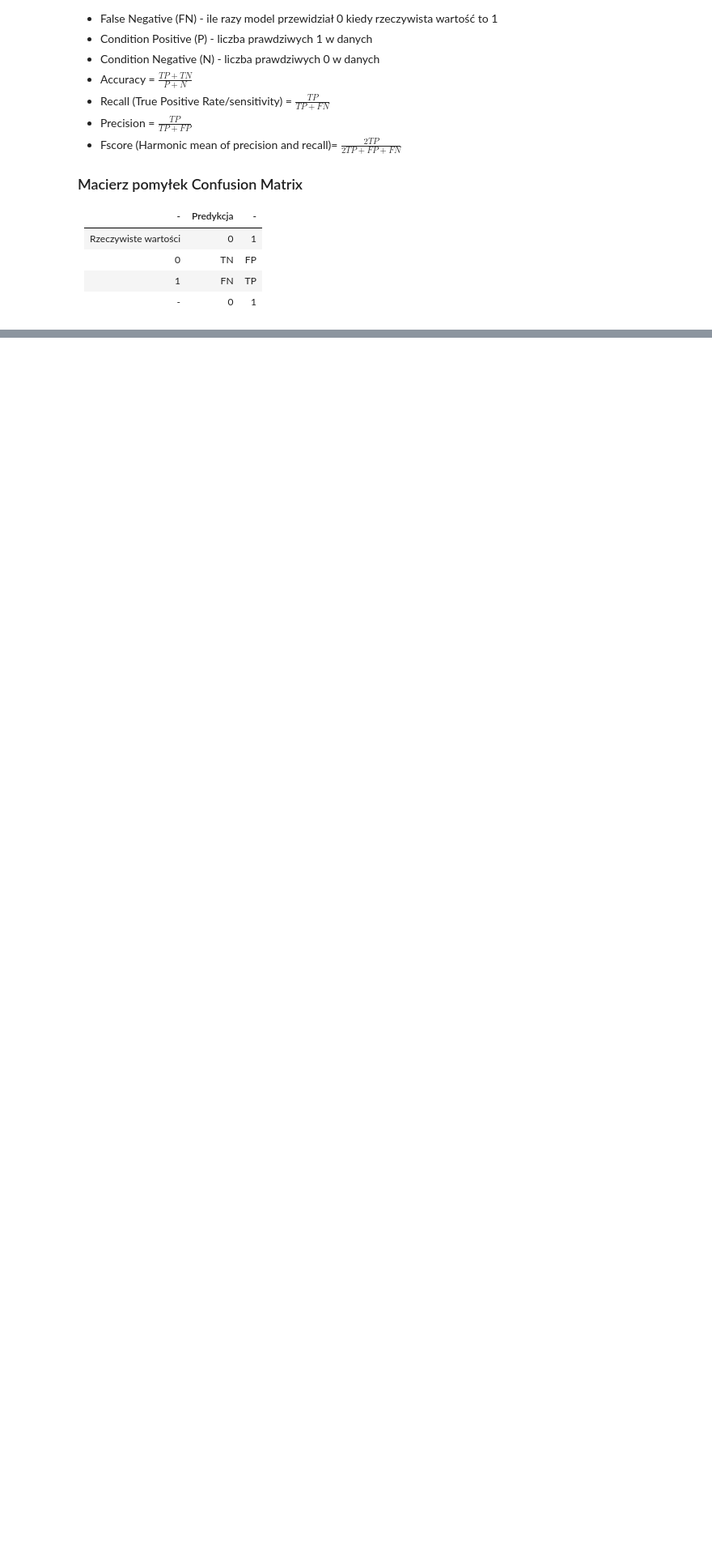
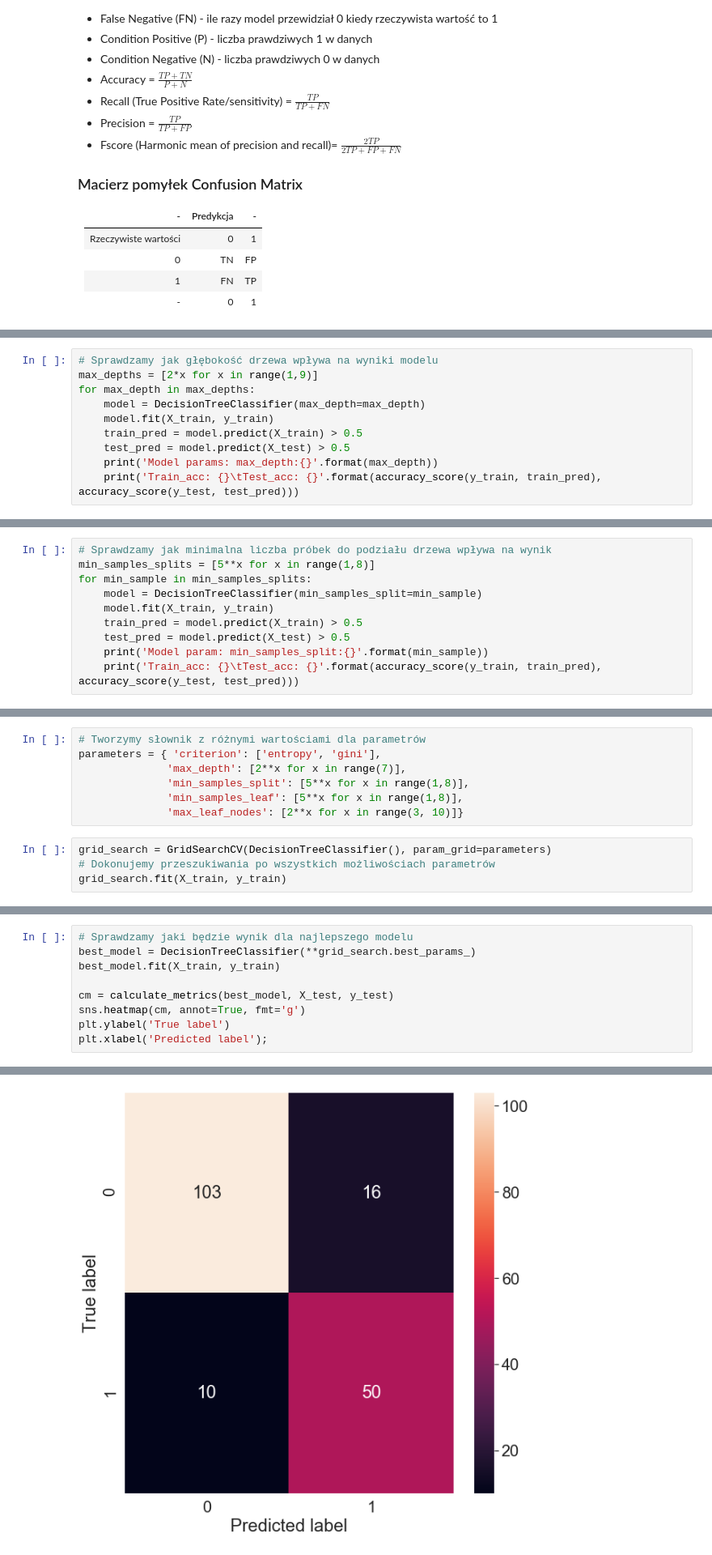
Before and after one commit to maciejchrabaszcz/Golem-BootCamp2019, a Jupyter notebook: KodyZrodlowe/spotkanie2/notebook.ipynb, the cells around one changed output, grey strips where cells are left out. Shown: that part at 81% size. Drawn from its saved outputs; the diff is of its cells as text; blank space fills up the shorter version.

```diff
--- a/KodyZrodlowe/spotkanie2/notebook.ipynb
+++ b/KodyZrodlowe/spotkanie2/notebook.ipynb
@@ -337,0 +341,10 @@ F1_score: 0.7313432835820897
+# %%
+# Sprawdzamy jak głębokość drzewa wpływa na wyniki modelu
+max_depths = [2*x for x in range(1,9)]
+for max_depth in max_depths:
+    model = DecisionTreeClassifier(max_depth=max_depth)
+    model.fit(X_train, y_train)
+    train_pred = model.predict(X_train) > 0.5
+    test_pred = model.predict(X_test) > 0.5
+    print('Model params: max_depth:{}'.format(max_depth))
+    print('Train_acc: {}\tTest_acc: {}'.format(accuracy_score(y_train, train_pred), accuracy_score(y_test, test_pred)))
@@ -337,0 +368,10 @@ F1_score: 0.7313432835820897
+# %%
+# Sprawdzamy jak minimalna liczba próbek do podziału drzewa wpływa na wynik
+min_samples_splits = [5**x for x in range(1,8)]
+for min_sample in min_samples_splits:
+    model = DecisionTreeClassifier(min_samples_split=min_sample)
+    model.fit(X_train, y_train)
+    train_pred = model.predict(X_train) > 0.5
+    test_pred = model.predict(X_test) > 0.5
+    print('Model param: min_samples_split:{}'.format(min_sample))
+    print('Train_acc: {}\tTest_acc: {}'.format(accuracy_score(y_train, train_pred), accuracy_score(y_test, test_pred)))
@@ -337,0 +395,11 @@ F1_score: 0.7313432835820897
+# %%
+# Tworzymy słownik z różnymi wartościami dla parametrów
+parameters = { 'criterion': ['entropy', 'gini'],
+              'max_depth': [2**x for x in range(7)],
+              'min_samples_split': [5**x for x in range(1,8)],
+              'min_samples_leaf': [5**x for x in range(1,8)],
+              'max_leaf_nodes': [2**x for x in range(3, 10)]}
+# %%
+grid_search = GridSearchCV(DecisionTreeClassifier(), param_grid=parameters)
+# Dokonujemy przeszukiwania po wszystkich możliwościach parametrów
+grid_search.fit(X_train, y_train)
@@ -337,0 +411,10 @@ F1_score: 0.7313432835820897
+# %%
+# Sprawdzamy jaki będzie wynik dla najlepszego modelu
+best_model = DecisionTreeClassifier(**grid_search.best_params_)
+best_model.fit(X_train, y_train)
+
+cm = calculate_metrics(best_model, X_test, y_test)
+sns.heatmap(cm, annot=True, fmt='g')
+plt.ylabel('True label')
+plt.xlabel('Predicted label');
+# %% [output]
@@ -338,3 +425,4 @@ F1_score: 0.7313432835820897
+[figure, added]
 # %%
 model = LinearRegression()
 model.fit(X_train, y_train)
```
Also changed, not shown: parts of 10 cells of this notebook.
